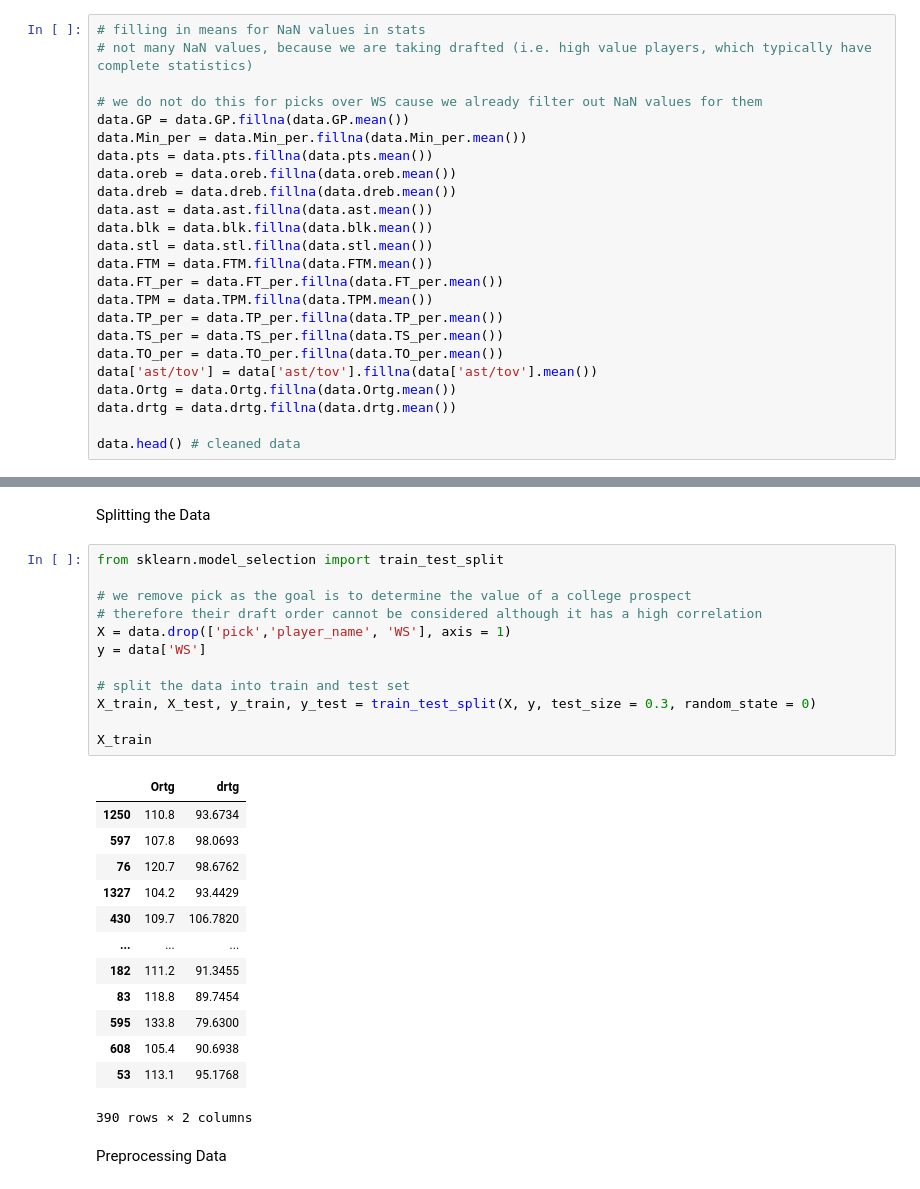
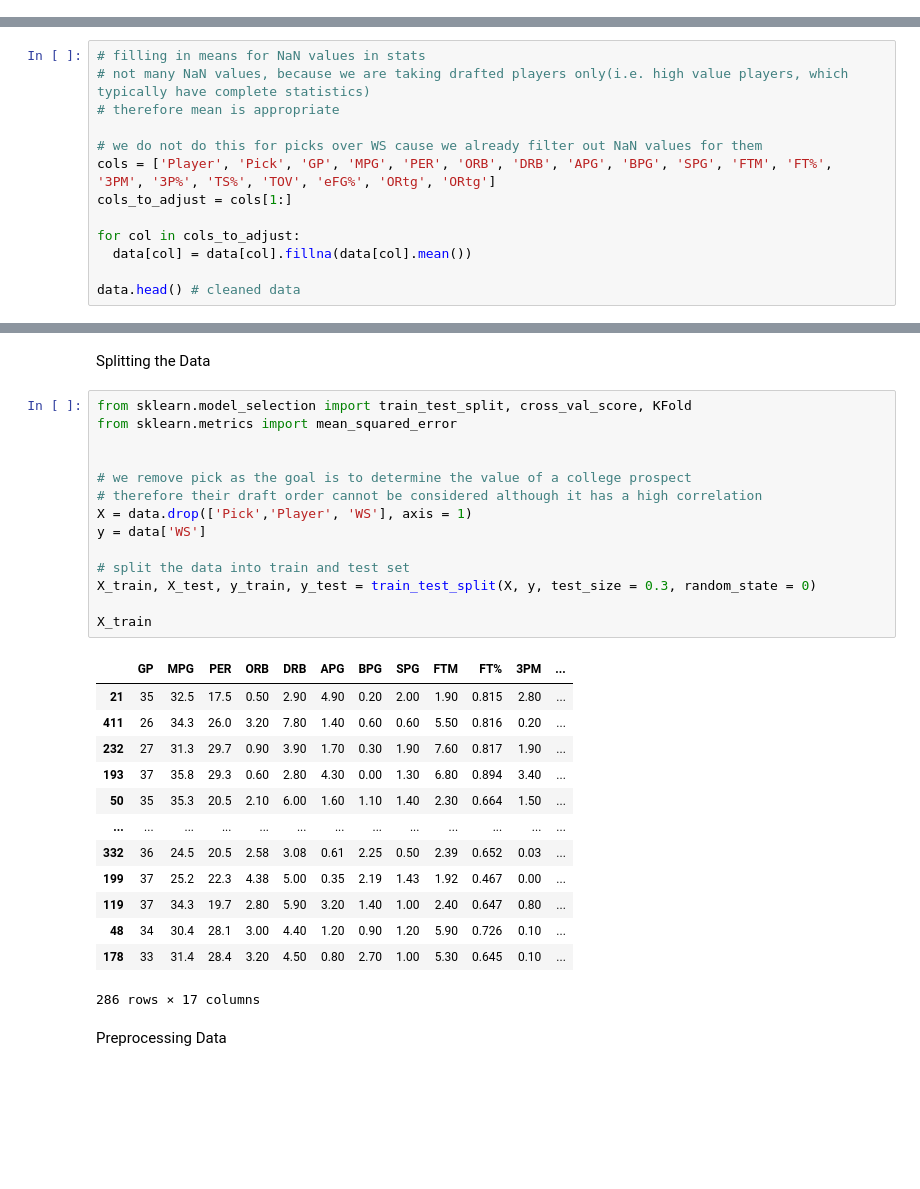
Before and after one commit to hunnain-atif/SYDE522-Final, a Jupyter notebook: SYDE522_Final_Project.ipynb, the cells around one changed output, grey strips where cells are left out. Cells and saved outputs as stored; diff of their text form; blank space fills up the shorter version.

```diff
--- a/SYDE522_Final_Project.ipynb
+++ b/SYDE522_Final_Project.ipynb
@@ -43,26 +48,2 @@ data.head() # total 558 players to work with
 # %% [markdown]
 Cleaning the Data
-# %%
-# filling in means for NaN values in stats
-# not many NaN values, because we are taking drafted (i.e. high value players, which typically have complete statistics)
-
-# we do not do this for picks over WS cause we already filter out NaN values for them
-data.GP = data.GP.fillna(data.GP.mean())
-data.Min_per = data.Min_per.fillna(data.Min_per.mean())
-data.pts = data.pts.fillna(data.pts.mean())
-data.oreb = data.oreb.fillna(data.oreb.mean())
-data.dreb = data.dreb.fillna(data.dreb.mean())
-data.ast = data.ast.fillna(data.ast.mean())
-data.blk = data.blk.fillna(data.blk.mean())
-data.stl = data.stl.fillna(data.stl.mean())
-data.FTM = data.FTM.fillna(data.FTM.mean())
-data.FT_per = data.FT_per.fillna(data.FT_per.mean())
-data.TPM = data.TPM.fillna(data.TPM.mean())
-data.TP_per = data.TP_per.fillna(data.TP_per.mean())
-data.TS_per = data.TS_per.fillna(data.TS_per.mean())
-data.TO_per = data.TO_per.fillna(data.TO_per.mean())
-data['ast/tov'] = data['ast/tov'].fillna(data['ast/tov'].mean())
-data.Ortg = data.Ortg.fillna(data.Ortg.mean())
-data.drtg = data.drtg.fillna(data.drtg.mean())
-
-data.head() # cleaned data
@@ -70,0 +50,13 @@ AttributeError: ignored
+# %%
+# filling in means for NaN values in stats
+# not many NaN values, because we are taking drafted players only(i.e. high value players, which typically have complete statistics)
+# therefore mean is appropriate
+
+# we do not do this for picks over WS cause we already filter out NaN values for them
+cols = ['Player', 'Pick', 'GP', 'MPG', 'PER', 'ORB', 'DRB', 'APG', 'BPG', 'SPG', 'FTM', 'FT%', '3PM', '3P%', 'TS%', 'TOV', 'eFG%', 'ORtg', 'ORtg']
+cols_to_adjust = cols[1:]
+
+for col in cols_to_adjust:
+  data[col] = data[col].fillna(data[col].mean())
+
+data.head() # cleaned data
@@ -94,31 +93,33 @@ corr.style.background_gradient(cmap='coolwarm').set_precision(2)
 # %% [markdown]
 Splitting the Data
 # %%
-from sklearn.model_selection import train_test_split
+from sklearn.model_selection import train_test_split, cross_val_score, KFold
+from sklearn.metrics import mean_squared_error
+
 
 # we remove pick as the goal is to determine the value of a college prospect
 # therefore their draft order cannot be considered although it has a high correlation
-X = data.drop(['pick','player_name', 'WS'], axis = 1)
+X = data.drop(['Pick','Player', 'WS'], axis = 1)
 y = data['WS']
 
 # split the data into train and test set
 X_train, X_test, y_train, y_test = train_test_split(X, y, test_size = 0.3, random_state = 0)
 
 X_train
 # %% [output]
-|  | Ortg | drtg |
-| 1250 | 110.8 | 93.6734 |
-| 597 | 107.8 | 98.0693 |
-| 76 | 120.7 | 98.6762 |
-| 1327 | 104.2 | 93.4429 |
-| 430 | 109.7 | 106.7820 |
-| ... | ... | ... |
-| 182 | 111.2 | 91.3455 |
-| 83 | 118.8 | 89.7454 |
-| 595 | 133.8 | 79.6300 |
-| 608 | 105.4 | 90.6938 |
-| 53 | 113.1 | 95.1768 |
+|  | GP | MPG | PER | ORB | DRB | APG | BPG | SPG | FTM | FT% | 3PM | ... |
+| 21 | 35 | 32.5 | 17.5 | 0.50 | 2.90 | 4.90 | 0.20 | 2.00 | 1.90 | 0.815 | 2.80 | ... |
+| 411 | 26 | 34.3 | 26.0 | 3.20 | 7.80 | 1.40 | 0.60 | 0.60 | 5.50 | 0.816 | 0.20 | ... |
+| 232 | 27 | 31.3 | 29.7 | 0.90 | 3.90 | 1.70 | 0.30 | 1.90 | 7.60 | 0.817 | 1.90 | ... |
+| 193 | 37 | 35.8 | 29.3 | 0.60 | 2.80 | 4.30 | 0.00 | 1.30 | 6.80 | 0.894 | 3.40 | ... |
+| 50 | 35 | 35.3 | 20.5 | 2.10 | 6.00 | 1.60 | 1.10 | 1.40 | 2.30 | 0.664 | 1.50 | ... |
+| ... | ... | ... | ... | ... | ... | ... | ... | ... | ... | ... | ... | ... |
+| 332 | 36 | 24.5 | 20.5 | 2.58 | 3.08 | 0.61 | 2.25 | 0.50 | 2.39 | 0.652 | 0.03 | ... |
+| 199 | 37 | 25.2 | 22.3 | 4.38 | 5.00 | 0.35 | 2.19 | 1.43 | 1.92 | 0.467 | 0.00 | ... |
+| 119 | 37 | 34.3 | 19.7 | 2.80 | 5.90 | 3.20 | 1.40 | 1.00 | 2.40 | 0.647 | 0.80 | ... |
+| 48 | 34 | 30.4 | 28.1 | 3.00 | 4.40 | 1.20 | 0.90 | 1.20 | 5.90 | 0.726 | 0.10 | ... |
+| 178 | 33 | 31.4 | 28.4 | 3.20 | 4.50 | 0.80 | 2.70 | 1.00 | 5.30 | 0.645 | 0.10 | ... |
-390 rows × 2 columns
+286 rows × 17 columns
 # %% [markdown]
 Preprocessing Data
 # %%
```
Also changed, not shown: parts of 9 cells of this notebook, 2 other files.
